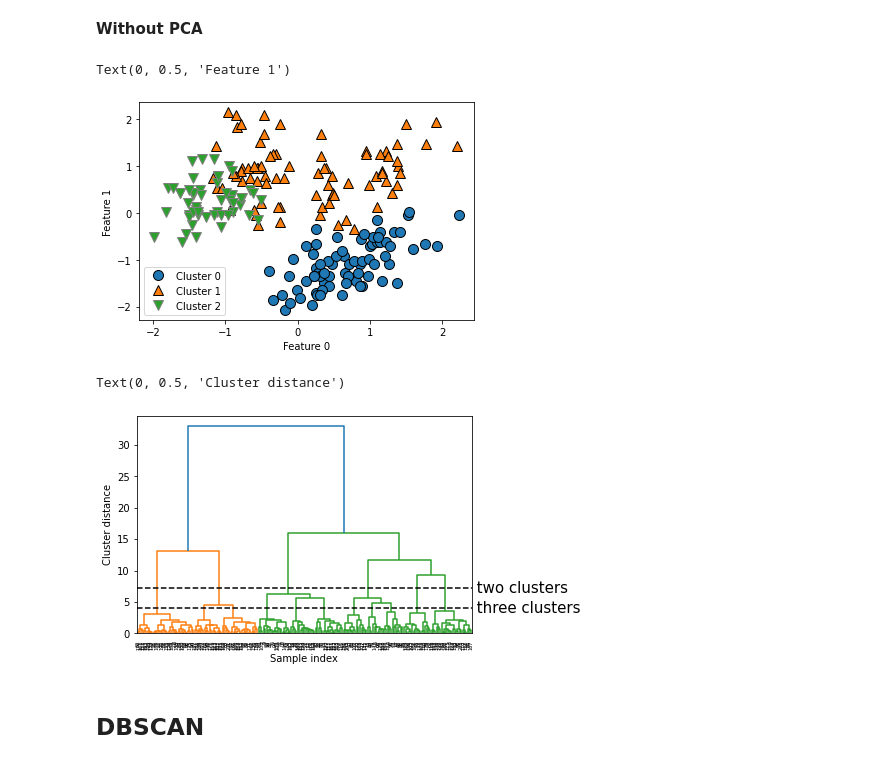
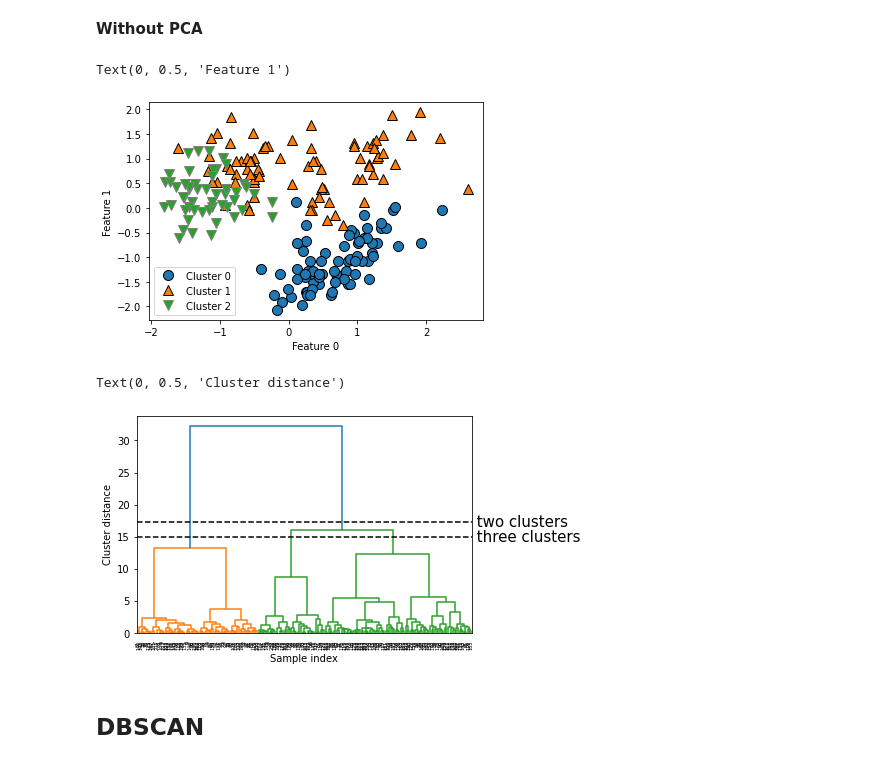
Before and after one commit to cheje/data71200, a Jupyter notebook: project3.ipynb, the cells around one changed output. Drawn from its saved outputs; the diff is of its cells as text; code cells hidden in the pictures.

```diff
--- a/project3.ipynb
+++ b/project3.ipynb
@@ -339,7 +339,7 @@ y_train_final: (257,)
 # %%
 # convert to np array
 X_train_array = np.array(X_train_enc_scaled)
-y_train_array = np.array(y_train_final)
+y_train_array = np.array(y_train_enc)
 # %%
 from sklearn.decomposition import PCA
 # keep all principal components of the data
@@ -455,7 +414,7 @@ for train_index, test_index in split.split(X_train_array, y_train_array):
     y_test = y_train_array[test_index]
 
 # build the clustering model
-kmeans = KMeans(n_clusters=4)
+kmeans = KMeans(n_clusters=3)
 kmeans.fit(X_train)
 assignments=kmeans.labels_
 
@@ -514,3 +471,25 @@ Result: Optimal number of clusters would be 5 (4?).
 ## 2. Aggolmerate/Hierarchical
 # %% [markdown]
 **With PCA**
+# %%
+from sklearn.cluster import AgglomerativeClustering
+
+# pca095 = PCA(n_components=0.95)
+# # fit PCA model to data
+# pca095.fit(X_train_array)
+# # transform data onto the first ten principal components
+# X_pca095 = pca095.transform(X_train_array)
+
+for train_index, test_index in split.split(X_train_array, y_train_array):
+    X_train = X_pca095[train_index]
+    X_test = X_pca095[test_index]
+    y_train = y_train_array[train_index]
+    y_test = y_train_array[test_index]
+
+agg = AgglomerativeClustering(n_clusters=3)
+assignment = agg.fit_predict(X_train)
+
+mglearn.discrete_scatter(X_train[:, 0], X_train[:, 1], assignment)
+plt.legend(["Cluster 0", "Cluster 1", "Cluster 2"], loc="best")
+plt.xlabel("Feature 0")
+plt.ylabel("Feature 1")
@@ -517,18 +499,24 @@ Result: Optimal number of clusters would be 5 (4?).
 # %% [markdown]
 **Without PCA**
 # %%
-from sklearn.cluster import AgglomerativeClustering
+split = StratifiedShuffleSplit(n_splits=1, test_size=0.2, random_state=42)
+
+for train_index, test_index in split.split(X_train_array, y_train_array):
+    X_train = X_train_array[train_index]
+    X_test = X_train_array[test_index]
+    y_train = y_train_array[train_index]
+    y_test = y_train_array[test_index]
 
 agg = AgglomerativeClustering(n_clusters=3)
 assignment = agg.fit_predict(X_train)
 
 mglearn.discrete_scatter(X_train[:, 0], X_train[:, 1], assignment)
 plt.legend(["Cluster 0", "Cluster 1", "Cluster 2"], loc="best")
 plt.xlabel("Feature 0")
 plt.ylabel("Feature 1")
 # %% [output]
 Text(0, 0.5, 'Feature 1')
-[figure, old version]
+[figure, new version]
 # %%
 from scipy.cluster.hierarchy import dendrogram, ward
 
@@ -543,16 +531,16 @@ dendrogram(linkage_array)
 # mark the cuts in the tree that signify two or three clusters
 ax = plt.gca()
 bounds = ax.get_xbound()
-ax.plot(bounds, [7.25, 7.25], '--', c='k')
-ax.plot(bounds, [4, 4], '--', c='k')
+ax.plot(bounds, [17.25, 17.25], '--', c='k')
+ax.plot(bounds, [15, 15], '--', c='k')
 
-ax.text(bounds[1], 7.25, ' two clusters', va='center', fontdict={'size': 15})
-ax.text(bounds[1], 4, ' three clusters', va='center', fontdict={'size': 15})
+ax.text(bounds[1], 17.25, ' two clusters', va='center', fontdict={'size': 15})
+ax.text(bounds[1], 15, ' three clusters', va='center', fontdict={'size': 15})
 plt.xlabel("Sample index")
 plt.ylabel("Cluster distance")
 # %% [output]
 Text(0, 0.5, 'Cluster distance')
-[figure, old version]
+[figure, new version]
 # %% [markdown]
 ## DBSCAN
 # %% [markdown]
```
Also changed, not shown: parts of 34 cells of this notebook.
